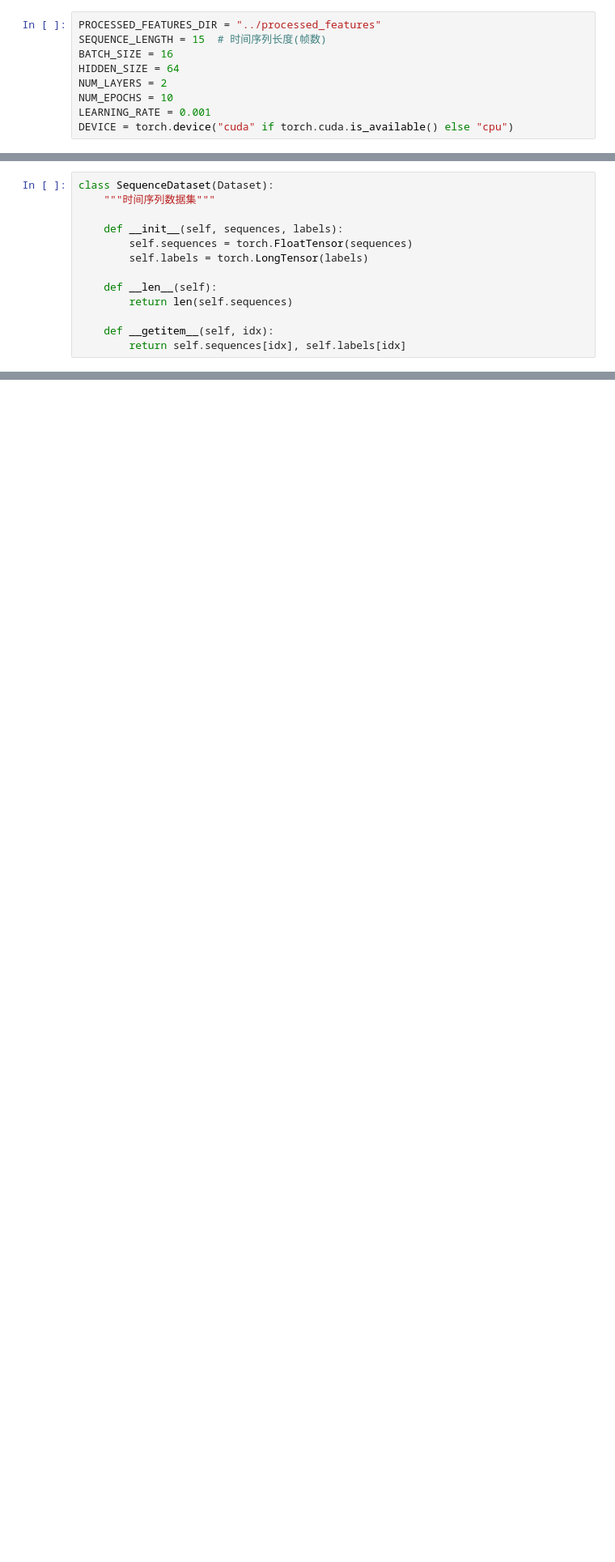
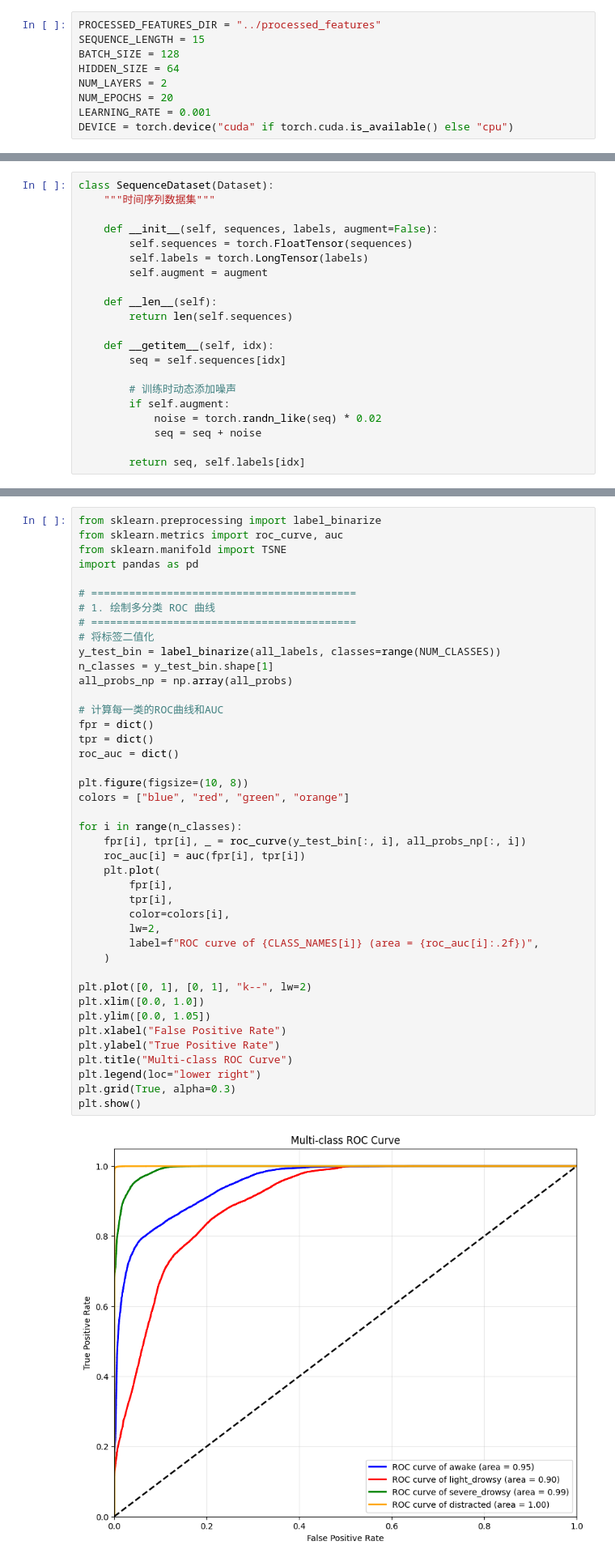
Before and after one commit to George-Zheng-1013/driver-drowsiness-detection, a Jupyter notebook: with_lstm/mediapipe_lstm.ipynb, the cells around one changed output, grey strips where cells are left out. Shown at 81% size. Saved outputs shown, nothing was run; the diff lists cells and outputs as text; blank space fills up the shorter version.

```diff
--- a/with_lstm/mediapipe_lstm.ipynb
+++ b/with_lstm/mediapipe_lstm.ipynb
@@ -9,11 +9,11 @@ from tqdm import tqdm
 import matplotlib.pyplot as plt
 # %%
 PROCESSED_FEATURES_DIR = "../processed_features"
-SEQUENCE_LENGTH = 15  # 时间序列长度(帧数)
-BATCH_SIZE = 16
+SEQUENCE_LENGTH = 15
+BATCH_SIZE = 128
 HIDDEN_SIZE = 64
 NUM_LAYERS = 2
-NUM_EPOCHS = 10
+NUM_EPOCHS = 20
 LEARNING_RATE = 0.001
 DEVICE = torch.device("cuda" if torch.cuda.is_available() else "cpu")
 # %%
@@ -23,15 +23,23 @@ NUM_CLASSES = len(CLASS_NAMES)
 class SequenceDataset(Dataset):
     """时间序列数据集"""
 
-    def __init__(self, sequences, labels):
+    def __init__(self, sequences, labels, augment=False):
         self.sequences = torch.FloatTensor(sequences)
         self.labels = torch.LongTensor(labels)
+        self.augment = augment
 
     def __len__(self):
         return len(self.sequences)
 
     def __getitem__(self, idx):
-        return self.sequences[idx], self.labels[idx]
+        seq = self.sequences[idx]
+
+        # 训练时动态添加噪声
+        if self.augment:
+            noise = torch.randn_like(seq) * 0.02
+            seq = seq + noise
+
+        return seq, self.labels[idx]
 # %%
 class LSTMModel(nn.Module):
     """LSTM分类模型"""
@@ -560,0 +496,44 @@ severe_drowsy       1.00      1.00      1.00     19779
+# %%
+from sklearn.preprocessing import label_binarize
+from sklearn.metrics import roc_curve, auc
+from sklearn.manifold import TSNE
+import pandas as pd
+
+# ==========================================
+# 1. 绘制多分类 ROC 曲线
+# ==========================================
+# 将标签二值化
+y_test_bin = label_binarize(all_labels, classes=range(NUM_CLASSES))
+n_classes = y_test_bin.shape[1]
+all_probs_np = np.array(all_probs)
+
+# 计算每一类的ROC曲线和AUC
+fpr = dict()
+tpr = dict()
+roc_auc = dict()
+
+plt.figure(figsize=(10, 8))
+colors = ["blue", "red", "green", "orange"]
+
+for i in range(n_classes):
+    fpr[i], tpr[i], _ = roc_curve(y_test_bin[:, i], all_probs_np[:, i])
+    roc_auc[i] = auc(fpr[i], tpr[i])
+    plt.plot(
+        fpr[i],
+        tpr[i],
+        color=colors[i],
+        lw=2,
+        label=f"ROC curve of {CLASS_NAMES[i]} (area = {roc_auc[i]:.2f})",
+    )
+
+plt.plot([0, 1], [0, 1], "k--", lw=2)
+plt.xlim([0.0, 1.0])
+plt.ylim([0.0, 1.05])
+plt.xlabel("False Positive Rate")
+plt.ylabel("True Positive Rate")
+plt.title("Multi-class ROC Curve")
+plt.legend(loc="lower right")
+plt.grid(True, alpha=0.3)
+plt.show()
+# %% [output]
+[figure, added]
```
Also changed, not shown: parts of 13 cells of this notebook, 7 other files.
